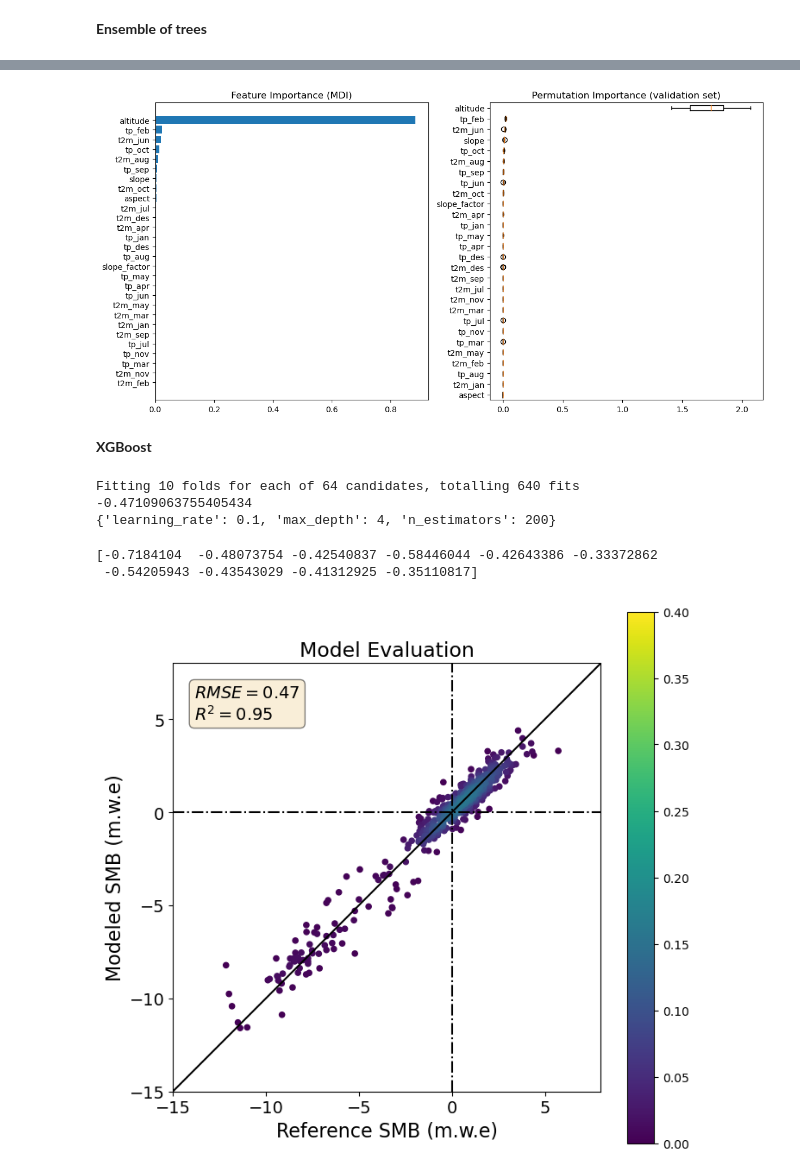
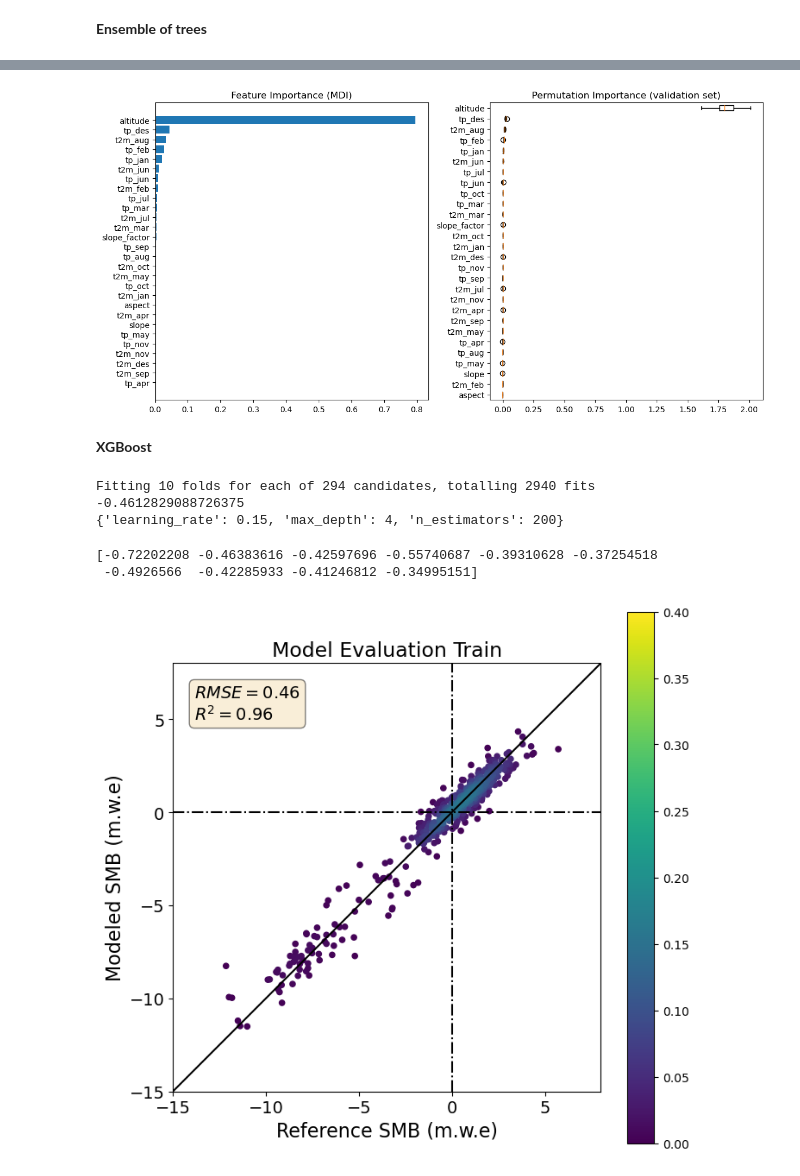
Before and after one commit to khsjursen/ML_MB_Norway, a Jupyter notebook: train_model_Nigardsbreen_all.ipynb, the cells around one changed output, grey strips where cells are left out. Cells and saved outputs as stored; diff of their text form; code cells hidden in the pictures.

```diff
--- a/train_model_Nigardsbreen_all.ipynb
+++ b/train_model_Nigardsbreen_all.ipynb
@@ -277,7 +278,7 @@ X_train.shape, y_train.shape
 # %% [output]
 ((511, 28), (511, 1))
 # %%
-def plot_prediction(y1, y2, n_toplot=10**10):
+def plot_prediction(y1, y2, data_type:str, n_toplot=10**10):
 
     from scipy.stats import gaussian_kde
     from sklearn.metrics import r2_score, mean_squared_error
@@ -295,7 +296,7 @@ def plot_prediction(y1, y2, n_toplot=10**10):
     y_plt, ann_plt, z = y_expected[idx], y_predicted[idx], z[idx]
 
     plt.figure(figsize=(8,8))
-    plt.title("Model Evaluation", fontsize=17)
+    plt.title("Model Evaluation " + data_type, fontsize=17)
     plt.ylabel('Modeled SMB (m.w.e)', fontsize=16)
     plt.xlabel('Reference SMB (m.w.e)', fontsize=16)
     sc = plt.scatter(y_plt, ann_plt, c=z, s=20)
@@ -401,8 +414,8 @@ plot_prediction(y_train, reg_tree.predict(X_train), n_toplot=5000)
 from sklearn import ensemble
 from sklearn.inspection import permutation_importance
 # %%
-#model = 'random forest'
-model = 'gradient boosting'
+model = 'random forest'
+#model = 'gradient boosting'
 
 if model == 'gradient boosting':
 
@@ -420,10 +433,10 @@ elif model == 'random forest':
 
     params = {
         "n_estimators": 100,
-        "max_depth": 10,
+        "max_depth": 4,
         "min_samples_split": 5,
         "criterion": "absolute_error",
-        'max_features': 10,
+        'max_features': 30,
     }
     reg_ensemble = ensemble.RandomForestRegressor(**params)
 # %%
@@ -462,28 +479,33 @@ plt.title("Permutation Importance (validation set)")
 fig.tight_layout()
 plt.show()
 # %% [output]
-[figure, old version]
+[figure, new version]
 # %% [markdown]
 **XGBoost**
 # %%
 import xgboost as xgb
 from sklearn.model_selection import GridSearchCV
 # %%
+# Grid search with range of hyperparameter values to find best performing
+# parameter set.
+
 xgb_model = xgb.XGBRegressor()
 
-clf = GridSearchCV(xgb_model, {'max_depth': [2, 4, 6, 8],
-                               'n_estimators': [50, 100, 200, 300],
-                              'learning_rate': [0.01, 0.05, 0.1, 0.2]},
+clf = GridSearchCV(xgb_model, {'max_depth': [2, 3, 4, 5, 6, 7, 8],
+                               'n_estimators': [50, 100, 150, 200, 250, 300],
+                              'learning_rate': [0.01, 0.025, 0.05, 0.075, 0.1, 0.15, 0.2]},
                    cv=10,
                    verbose=1,
                    n_jobs=4,
                    scoring='neg_mean_squared_error')
+
+# Fit model
 clf.fit(X_train, y_train)
 
 print(clf.best_score_)
 print(clf.best_params_)
 # %% [output]
-Fitting 10 folds for each of 64 candidates, totalling 640 fits
--0.47109063755405434
-{'learning_rate': 0.1, 'max_depth': 4, 'n_estimators': 200}
+Fitting 10 folds for each of 294 candidates, totalling 2940 fits
+-0.4612829088726375
+{'learning_rate': 0.15, 'max_depth': 4, 'n_estimators': 200}
 # %%
@@ -496,7 +519,7 @@ from sklearn.model_selection import cross_val_score
 
 xgb_model = xgb.XGBRegressor(max_depth = 4,
                              n_estimators = 200,
-                             learning_rate = 0.1)
+                             learning_rate = 0.15)
 #res = xgb.cv(param, dtrain, nfold=10,
 #             metrics={'error'})#, #seed=0,
              #callbacks=[xgb.callback.EvaluationMonitor(show_stdv=False),
@@ -519,9 +542,9 @@ y_pred = cvp(xgb_model, X_train, y_train, cv=10, n_jobs = 2)#, fit_params = para
 
 #xgb_model.fit(X_train, y_train)
 # %% [output]
-[-0.7184104  -0.48073754 -0.42540837 -0.58446044 -0.42643386 -0.33372862
- -0.54205943 -0.43543029 -0.41312925 -0.35110817]
+[-0.72202208 -0.46383616 -0.42597696 -0.55740687 -0.39310628 -0.37254518
+ -0.4926566  -0.42285933 -0.41246812 -0.34995151]
 # %%
-plot_prediction(y_train, y_pred, n_toplot=5000)
+plot_prediction(y_train, y_pred, 'Train', n_toplot=5000)
 # %% [output]
-[figure, old version]
+[figure, new version]
```
Also changed, not shown: parts of 15 cells of this notebook.
